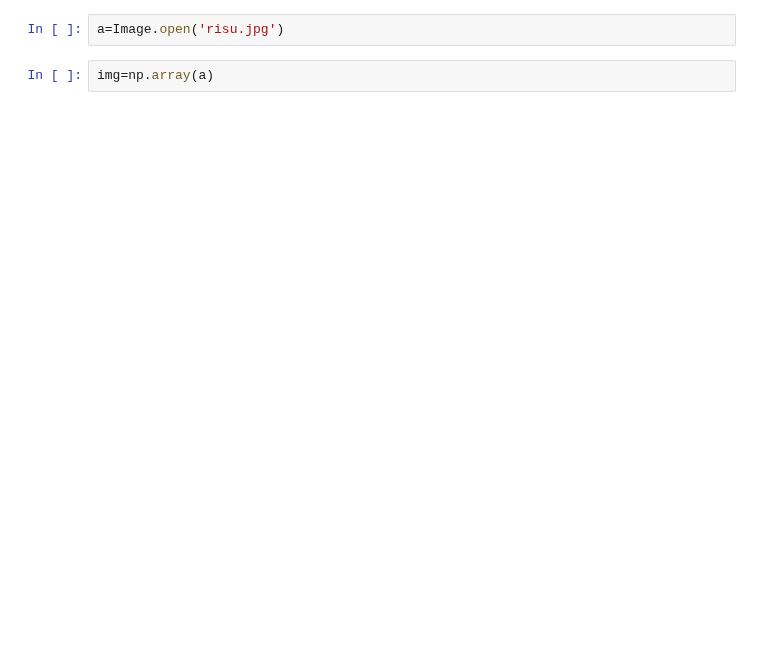
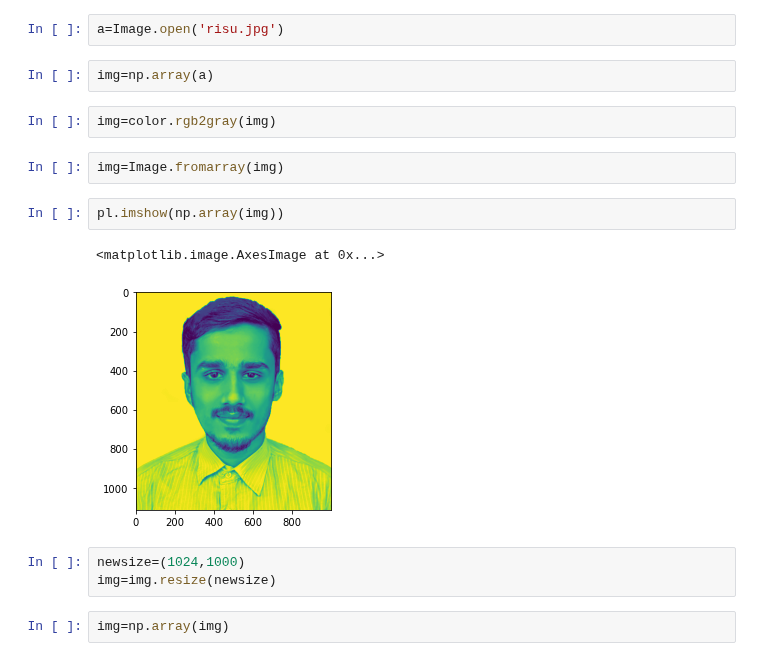
Before and after one commit to rissuuuu/DataScience, a Jupyter notebook: DeepLearning_Complete/Eigenfaces.ipynb, the cells around one changed output. Saved outputs shown, nothing was run; the diff lists cells and outputs as text; blank space fills up the shorter version.

```diff
--- a/DeepLearning_Complete/Eigenfaces.ipynb
+++ b/DeepLearning_Complete/Eigenfaces.ipynb
@@ -7,6 +8,20 @@ from PIL import Image
 a=Image.open('risu.jpg')
 # %%
 img=np.array(a)
+# %%
+img=color.rgb2gray(img)
+# %%
+img=Image.fromarray(img)
+# %%
+pl.imshow(np.array(img))
+# %% [output]
+<matplotlib.image.AxesImage at 0x...>
+[figure, added]
+# %%
+newsize=(1024,1000)
+img=img.resize(newsize)
+# %%
+img=np.array(img)
 # %%
 img.shape
 # %% [output]
```
Also changed, not shown: parts of 8 cells of this notebook.
